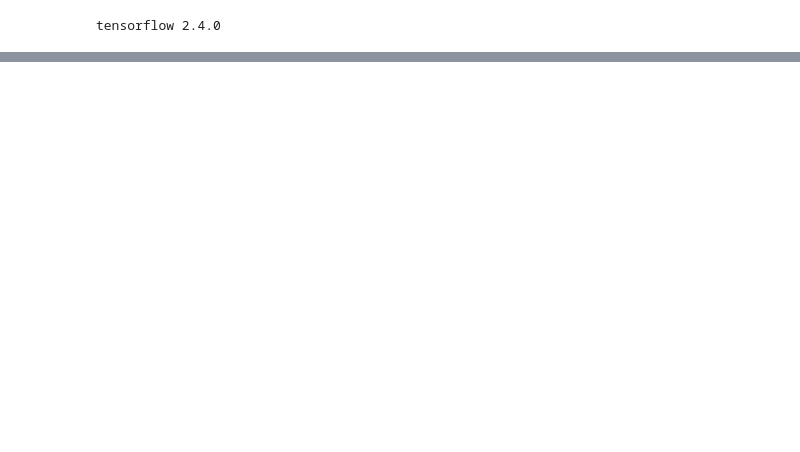
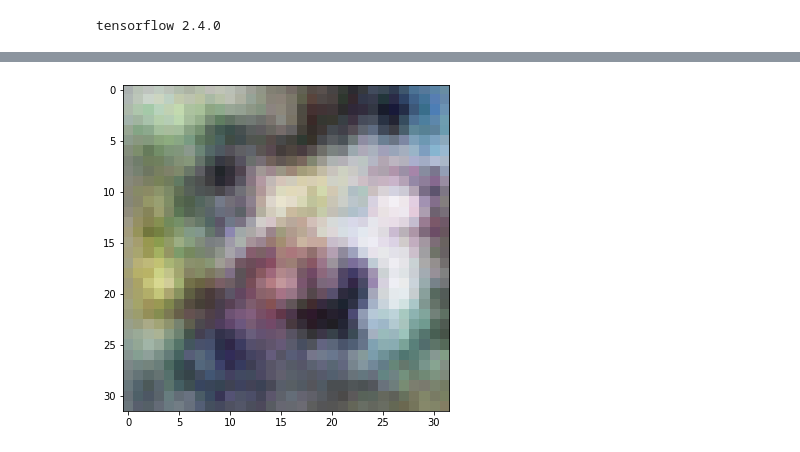
Before and after one commit to cozytk/aiffel, a Jupyter notebook: explorations/13_/[E13].ipynb, the cells around one changed output, grey strips where cells are left out. Cells and saved outputs as stored; diff of their text form; code cells hidden in the pictures; blank space fills up the shorter version.

```diff
--- a/explorations/13_/[E13].ipynb
+++ b/explorations/13_/[E13].ipynb
@@ -95,7 +154,7 @@ def make_discriminator_model():
     model = tf.keras.Sequential()
 
     # First: Conv2D Layer
-    model.add(layers.Conv2D(64, (5, 5), strides=(2, 2), padding='same', input_shape=[28, 28, 1]))
+    model.add(layers.Conv2D(64, (5, 5), strides=(2, 2), padding='same', input_shape=[32, 32, 3]))
     model.add(layers.LeakyReLU())
     model.add(layers.Dropout(0.3))
 
@@ -111,3 +170,7 @@ def make_discriminator_model():
     model.add(layers.Dense(1))
 
     return model
+# %%
+discriminator = make_discriminator_model()
+
+discriminator.summary()
@@ -113,0 +225,3 @@ def make_discriminator_model():
+# %%
+generator_optimizer = tf.keras.optimizers.Adam(1e-4)
+discriminator_optimizer = tf.keras.optimizers.Adam(1e-4)
@@ -113,0 +315,8 @@ def make_discriminator_model():
+# %%
+checkpoint_dir = os.getenv('HOME')+'/aiffel/explorations/13_cifar10_dcgan/cifar10/training_checkpoints'
+
+checkpoint_prefix = os.path.join(checkpoint_dir, "ckpt")
+checkpoint = tf.train.Checkpoint(generator_optimizer=generator_optimizer,
+                                 discriminator_optimizer=discriminator_optimizer,
+                                 generator=generator,
+                                 discriminator=discriminator)
@@ -113,0 +371,20 @@ def make_discriminator_model():
+# %%
+checkpoint_dir = os.getenv('HOME')+'/aiffel/explorations/13_cifar_dcagan/cifar10/training_checkpoints'
+
+latest = tf.train.latest_cbheckpoint(checkpoint_dir)
+checkpoint.restore(latest)
+
+generator = checkpoint.generator
+discriminator = checkpoint.discriminator
+
+# 로드한 모델이 정상적으로 이미지를 생성하는지 확인해 봅니다.
+noise = tf.random.normal([1, 100])
+generated_image = generator(noise, training=False)
+
+np_generated = generated_image.numpy()
+np_generated = (np_generated * 127.5) + 127.5   # reverse of normalization
+np_generated = np_generated.astype(int)
+plt.imshow(np_generated[0])
+plt.show()  # 정상적으로 모델이 로드되었다면 랜덤 이미지가 아니라 CIFAR-10 이미지가 그려질 것입니다.
+# %% [output]
+[figure, added]
```
Also changed, not shown: parts of 43 cells of this notebook.
